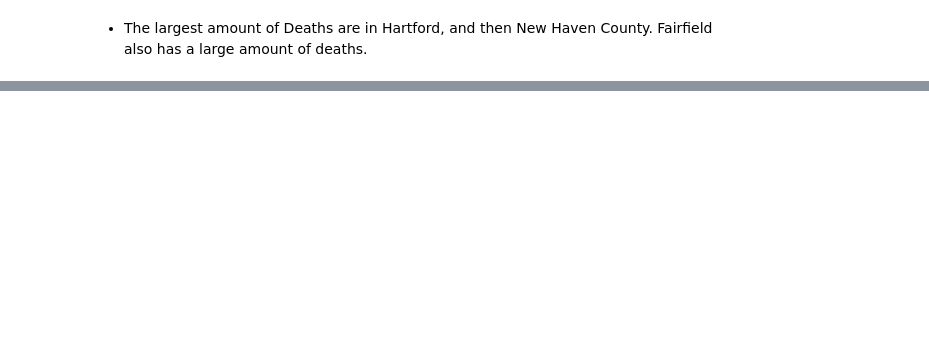
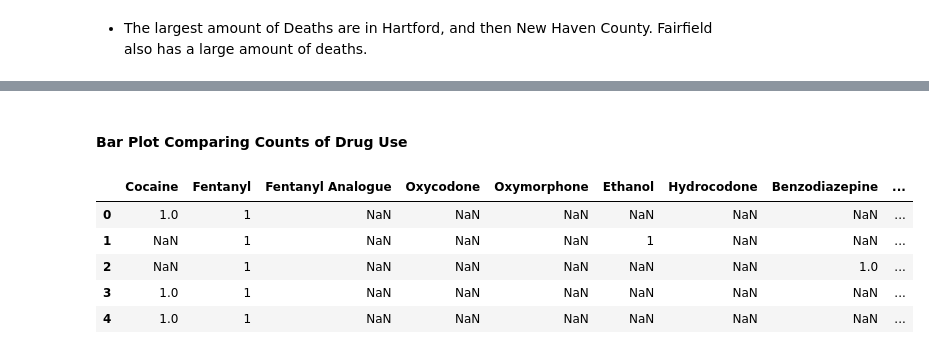
Before and after one commit to ellenmartin11/CT-Drug-Deaths, a Jupyter notebook: analyses_notebook.ipynb, the cells around one changed output, grey strips where cells are left out. Saved outputs shown, nothing was run; the diff lists cells and outputs as text; code cells hidden in the pictures; blank space fills up the shorter version.

```diff
--- a/analyses_notebook.ipynb
+++ b/analyses_notebook.ipynb
@@ -560,0 +566,11 @@ plt.savefig('ct_deaths_map.png', dpi=300)
+# %% [markdown]
+#### Bar Plot Comparing Counts of Drug Use
+# %%
+drug_use.head()
+# %% [output]
+|  | Cocaine | Fentanyl | Fentanyl Analogue | Oxycodone | Oxymorphone | Ethanol | Hydrocodone | Benzodiazepine | ... |
+| 0 | 1.0 | 1 | NaN | NaN | NaN | NaN | NaN | NaN | ... |
+| 1 | NaN | 1 | NaN | NaN | NaN | 1 | NaN | NaN | ... |
+| 2 | NaN | 1 | NaN | NaN | NaN | NaN | NaN | 1.0 | ... |
+| 3 | 1.0 | 1 | NaN | NaN | NaN | NaN | NaN | NaN | ... |
+| 4 | 1.0 | 1 | NaN | NaN | NaN | NaN | NaN | NaN | ... |
```
Also changed, not shown: parts of 23 cells of this notebook, 6 other files.
